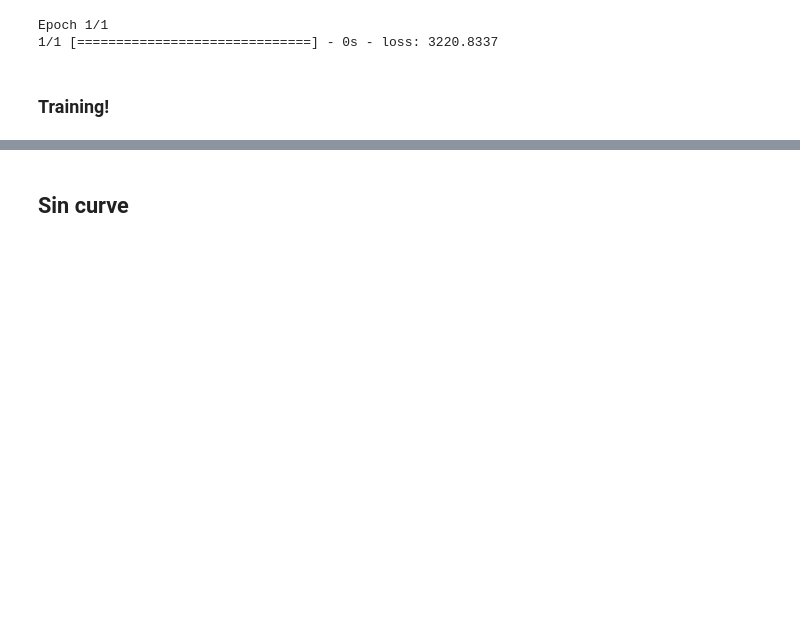
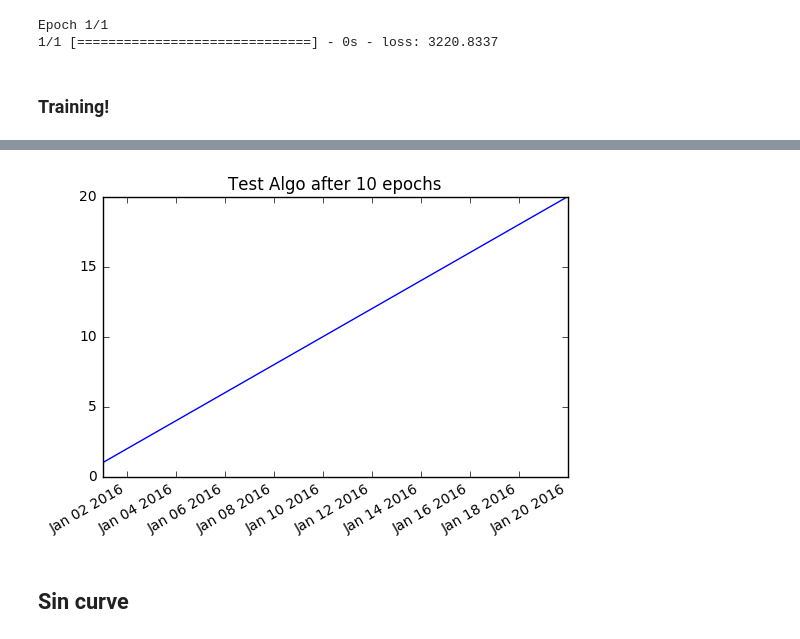
Before and after one commit to kyuni22/toy_tensorflow, a Jupyter notebook: sl-quant/sl-quant_rev.ipynb, the cells around one changed output, grey strips where cells are left out. Cells and saved outputs as stored; diff of their text form; code cells hidden in the pictures; blank space fills up the shorter version.

```diff
--- a/sl-quant/sl-quant_rev.ipynb
+++ b/sl-quant/sl-quant_rev.ipynb
@@ -238,3 +246,7 @@ testAlgo(price)
+# %%
+testAlgo(price, epochs)
+# %% [output]
+[figure, added]
 # %% [markdown]
 ## Sin curve
 # %%
```
Also changed, not shown: parts of 19 cells of this notebook, 5 other files.
